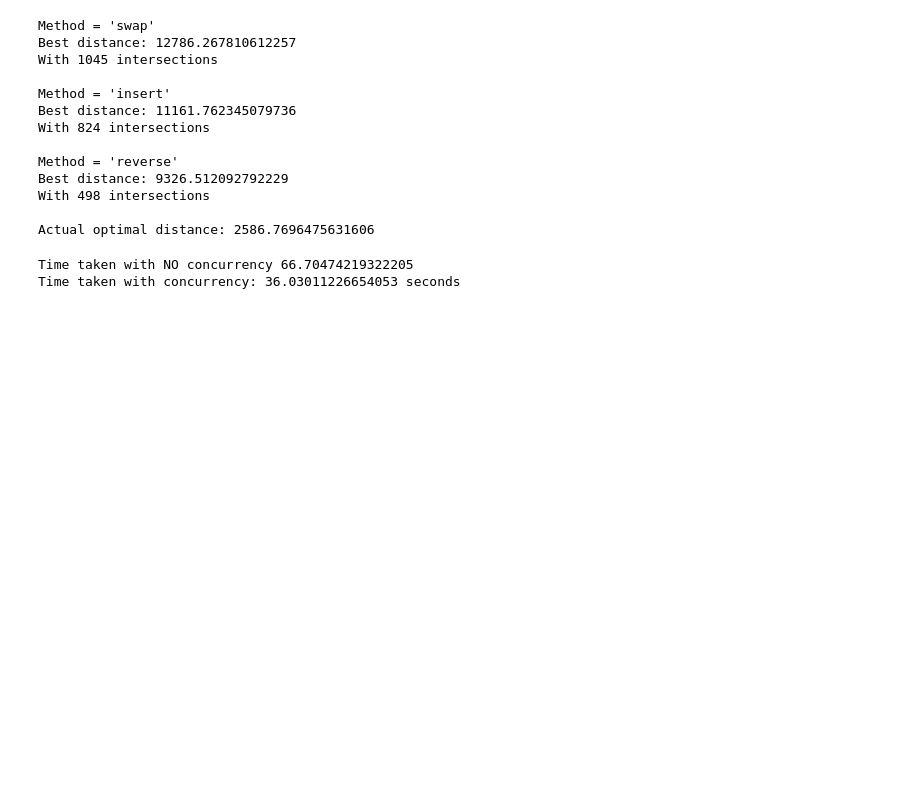
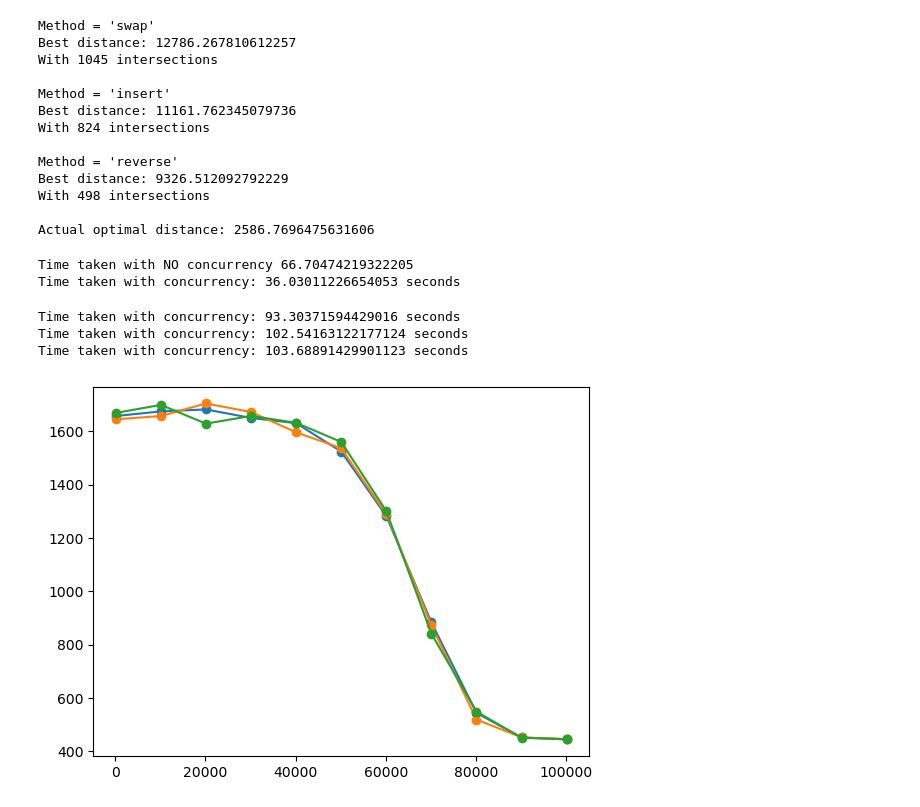
Before and after one commit to Foundnation/Stochastic-Simulation, a Jupyter notebook: TSM/tests.ipynb, the cells around one changed output. Cells and saved outputs as stored; diff of their text form; code cells hidden in the pictures; blank space fills up the shorter version.

Commit message:
additional plots

```diff
--- a/TSM/tests.ipynb
+++ b/TSM/tests.ipynb
@@ -163,3 +163,20 @@ for i in range(3):
 # %% [output]
 Time taken with NO concurrency 66.70474219322205
 Time taken with concurrency: 36.03011226654053 seconds
+# %%
+schedules = ['linear_a', 'linear_m', 'exponential_m']
+max_iterations_list = range(100, 100200, 10000)
+result = {}
+for schedule in schedules:
+    output = run_vary_maxiter_concurrent(num_runs=10, distances=distances_51,
+                                         max_iterations_list=max_iterations_list, final_temp=1E-4, alpha=1 - 1E-4)
+    result[schedule] = output
+# %% [output]
+Time taken with concurrency: 93.30371594429016 seconds
+Time taken with concurrency: 102.54163122177124 seconds
+Time taken with concurrency: 103.68891429901123 seconds
+# %%
+for schedule in schedules:
+    plt.plot(max_iterations_list, result[schedule][0], 'o-')
+# %% [output]
+[figure, added]
```
Also changed, not shown: 2 other files.
